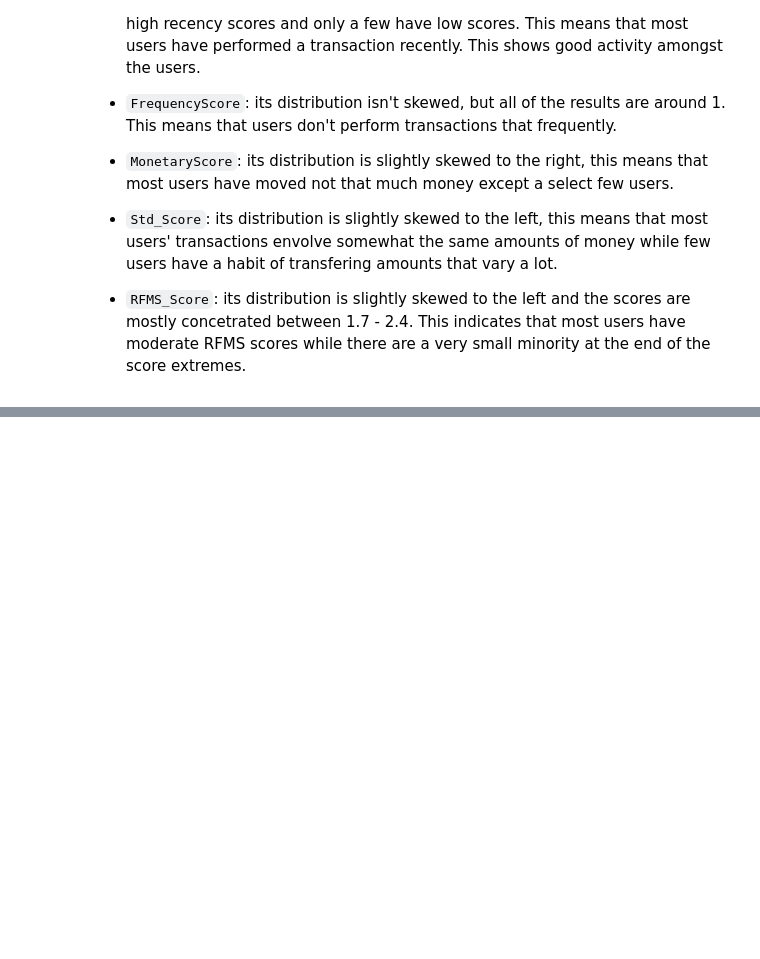
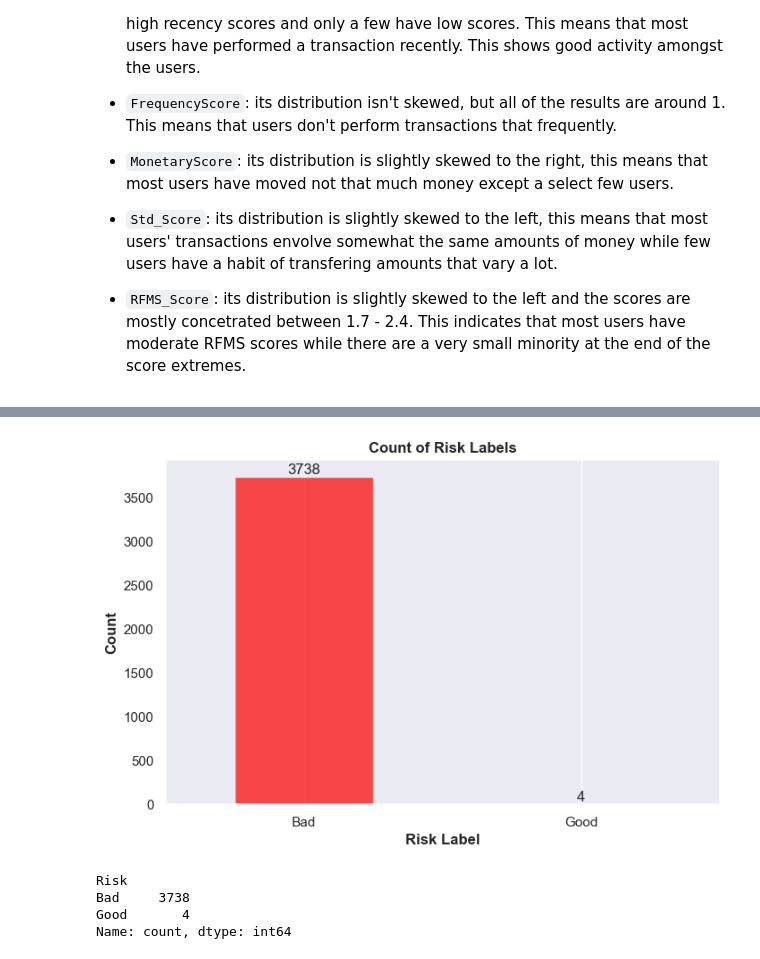
Before and after one commit to WildCayote/Bati-Bank-Credit-Scoring, a Jupyter notebook: notebooks/user_value_analysis.ipynb, the cells around one changed output, grey strips where cells are left out. Cells and saved outputs as stored; diff of their text form; code cells hidden in the pictures; blank space fills up the shorter version.

```diff
--- a/notebooks/user_value_analysis.ipynb
+++ b/notebooks/user_value_analysis.ipynb
@@ -97,0 +182,16 @@ From the plot and the basic summary we can observe that:
+# %%
+rfms_scoring['Risk'] = rfms_scoring['Cluster'].map(lambda x: ['Bad', 'Good'][x])
+
+# count the values for this risk group
+counts = rfms_scoring['Risk'].value_counts()
+
+plot_bar_chart_with_values(counts=counts)
+# %% [output]
+[figure, added]
+# %%
+counts
+# %% [output]
+Risk
+Bad     3738
+Good       4
+Name: count, dtype: int64
```
Also changed, not shown: parts of 19 cells of this notebook.
